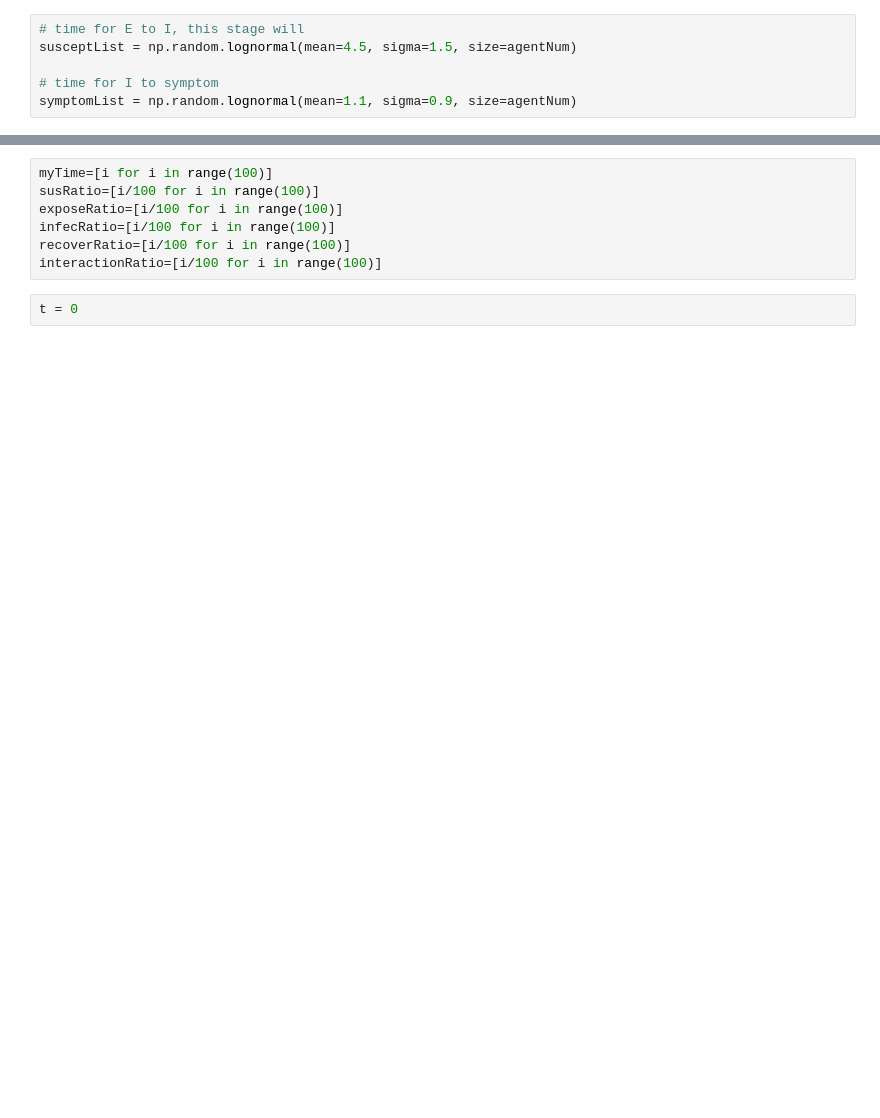
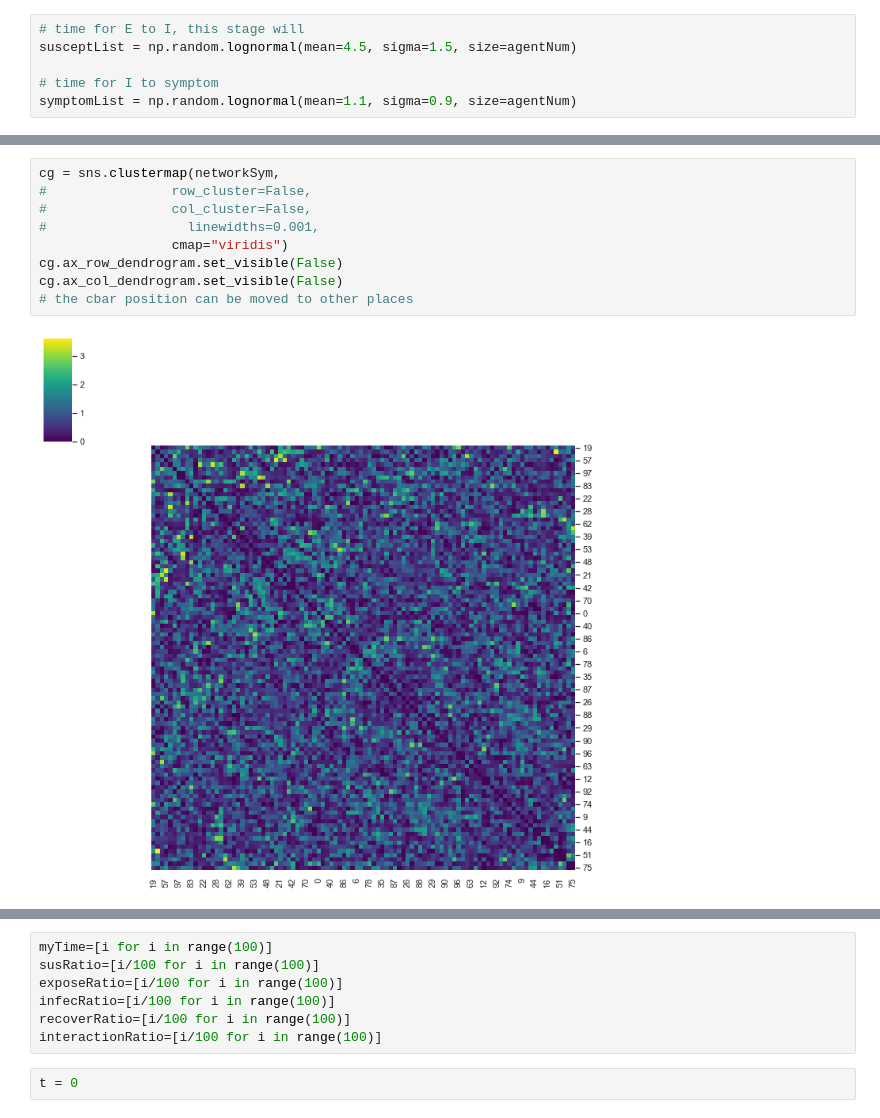
Before and after one commit to jligm-hash/5003grpProjects, a Jupyter notebook: oneCovid.ipynb, the cells around one changed output, grey strips where cells are left out. Cells and saved outputs as stored; diff of their text form; blank space fills up the shorter version.

```diff
--- a/oneCovid.ipynb
+++ b/oneCovid.ipynb
@@ -45,0 +73,11 @@ axs.hist(susceptList)
+# %%
+cg = sns.clustermap(networkSym,
+#                row_cluster=False,
+#                col_cluster=False,
+#                  linewidths=0.001,
+                 cmap="viridis")
+cg.ax_row_dendrogram.set_visible(False)
+cg.ax_col_dendrogram.set_visible(False)
+# the cbar position can be moved to other places
+# %% [output]
+[figure, added]
```
Also changed, not shown: parts of 20 cells of this notebook.
